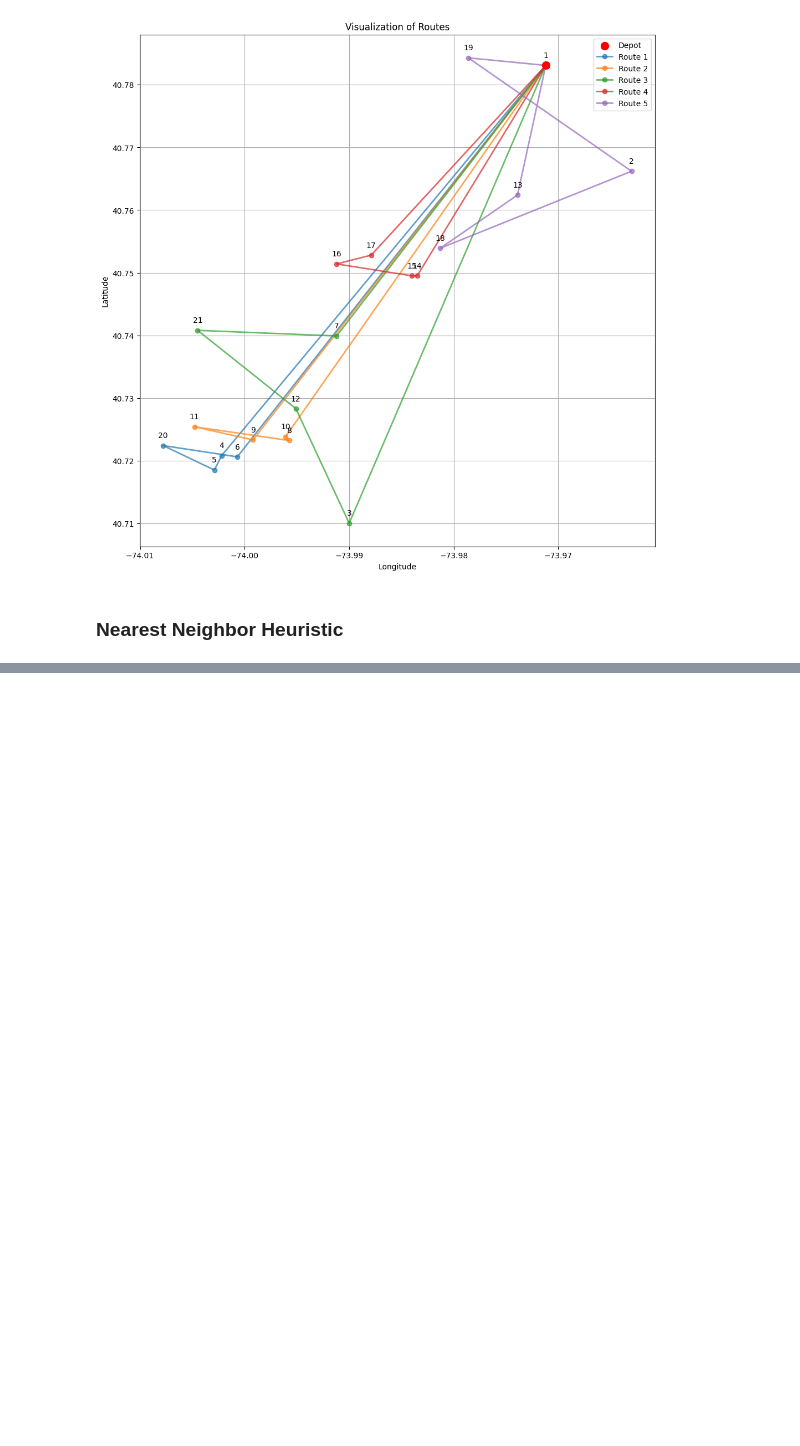
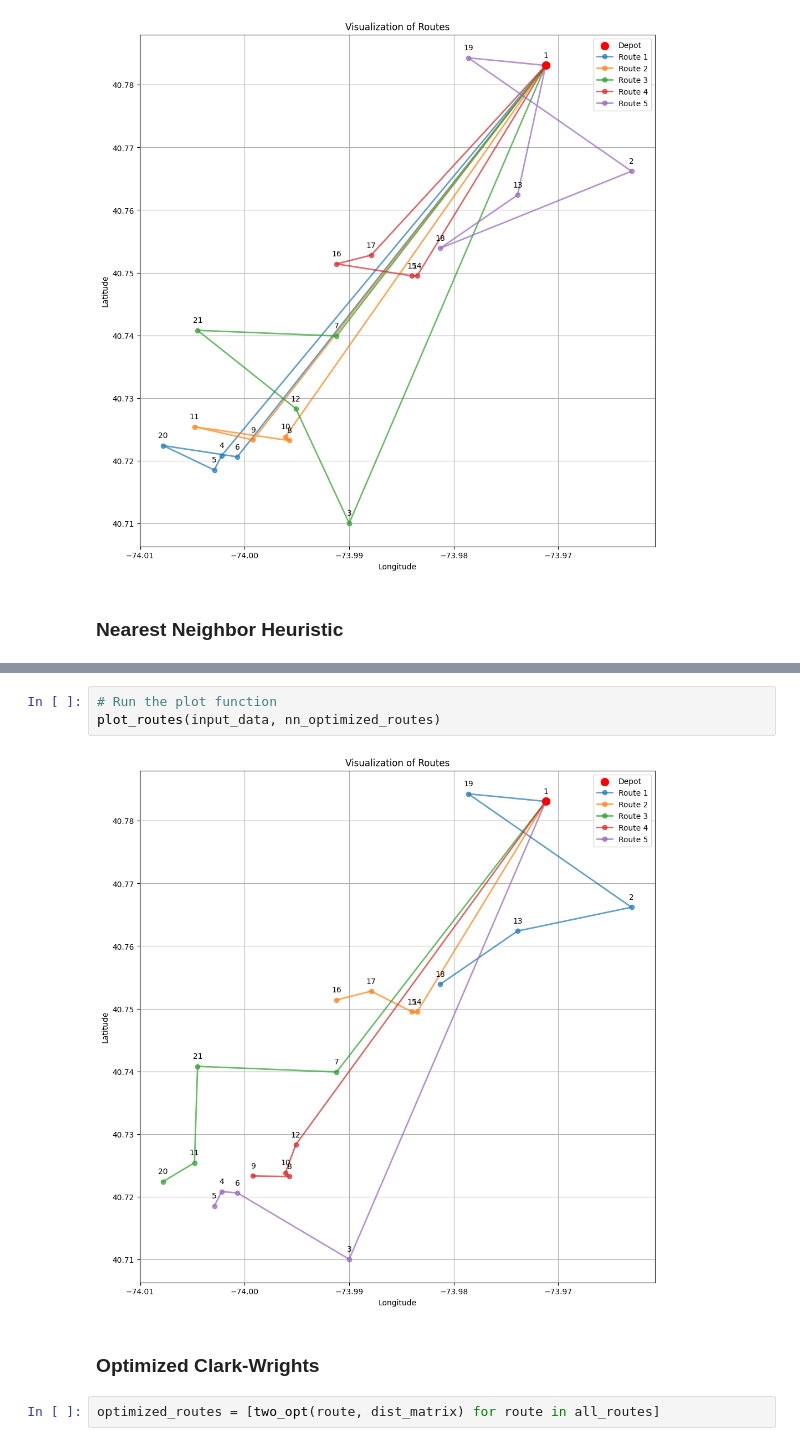
Before and after one commit to samswain2/MSIA-FQ2, a Jupyter notebook: 440_msia/05_hw/05_hw_code.ipynb, the cells around one changed output, grey strips where cells are left out. Drawn from its saved outputs; the diff is of its cells as text; blank space fills up the shorter version.

```diff
--- a/440_msia/05_hw/05_hw_code.ipynb
+++ b/440_msia/05_hw/05_hw_code.ipynb
@@ -273,0 +321,9 @@ plot_routes(input_data, nn_all_routes)
+# %%
+# Run the plot function
+plot_routes(input_data, nn_optimized_routes)
+# %% [output]
+[figure, added]
+# %% [markdown]
+### Optimized Clark-Wrights
+# %%
+optimized_routes = [two_opt(route, dist_matrix) for route in all_routes]
```
Also changed, not shown: parts of 7 cells of this notebook.
